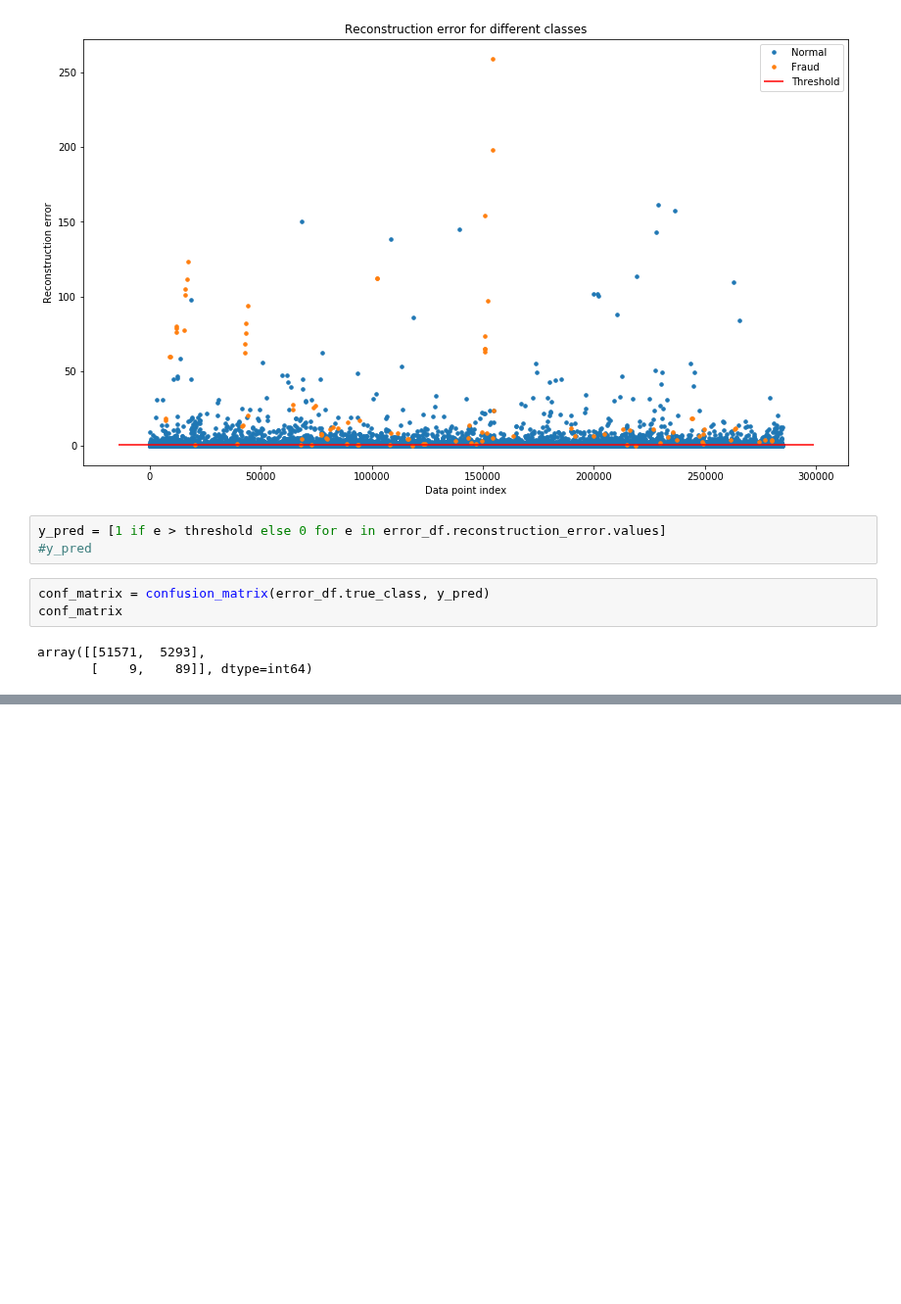
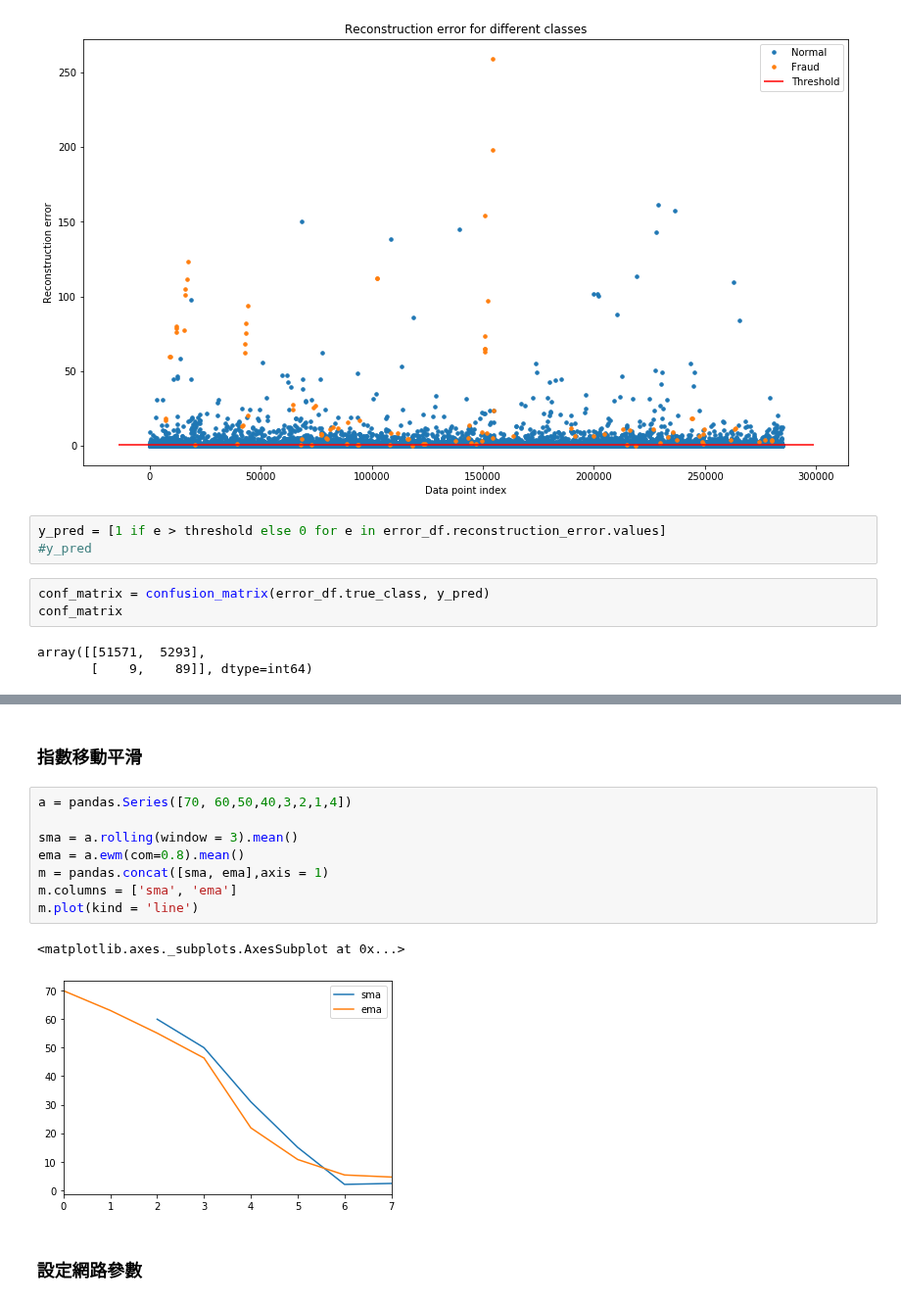
Before and after one commit to ywchiu/tibamedl, a Jupyter notebook: Demo20190907.ipynb, the cells around one changed output, grey strips where cells are left out. Shown at 98% size. Drawn from its saved outputs; the diff is of its cells as text; blank space fills up the shorter version.

```diff
--- a/Demo20190907.ipynb
+++ b/Demo20190907.ipynb
@@ -745,0 +924,15 @@ array([[51571,  5293],
+# %% [markdown]
+### 指數移動平滑
+# %%
+a = pandas.Series([70, 60,50,40,3,2,1,4])
+
+sma = a.rolling(window = 3).mean()
+ema = a.ewm(com=0.8).mean()
+m = pandas.concat([sma, ema],axis = 1)
+m.columns = ['sma', 'ema']
+m.plot(kind = 'line')
+# %% [output]
+<matplotlib.axes._subplots.AxesSubplot at 0x...>
+[figure, added]
+# %% [markdown]
+### 設定網路參數
```
Also changed, not shown: parts of 41 cells of this notebook.
